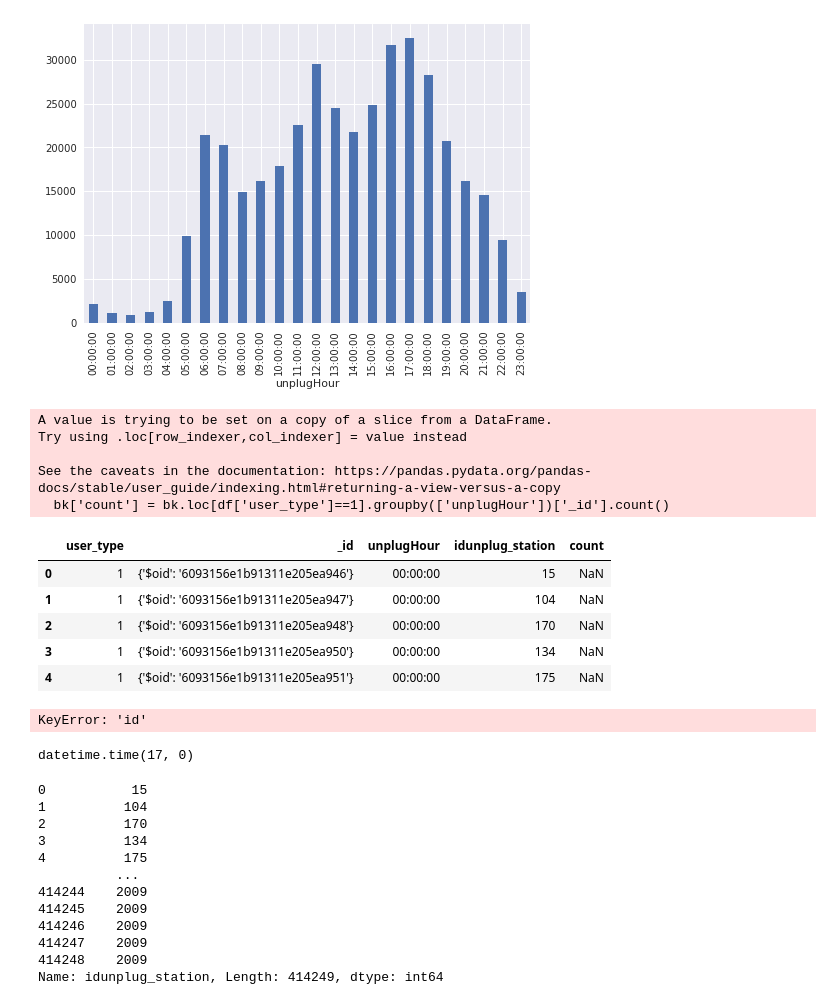
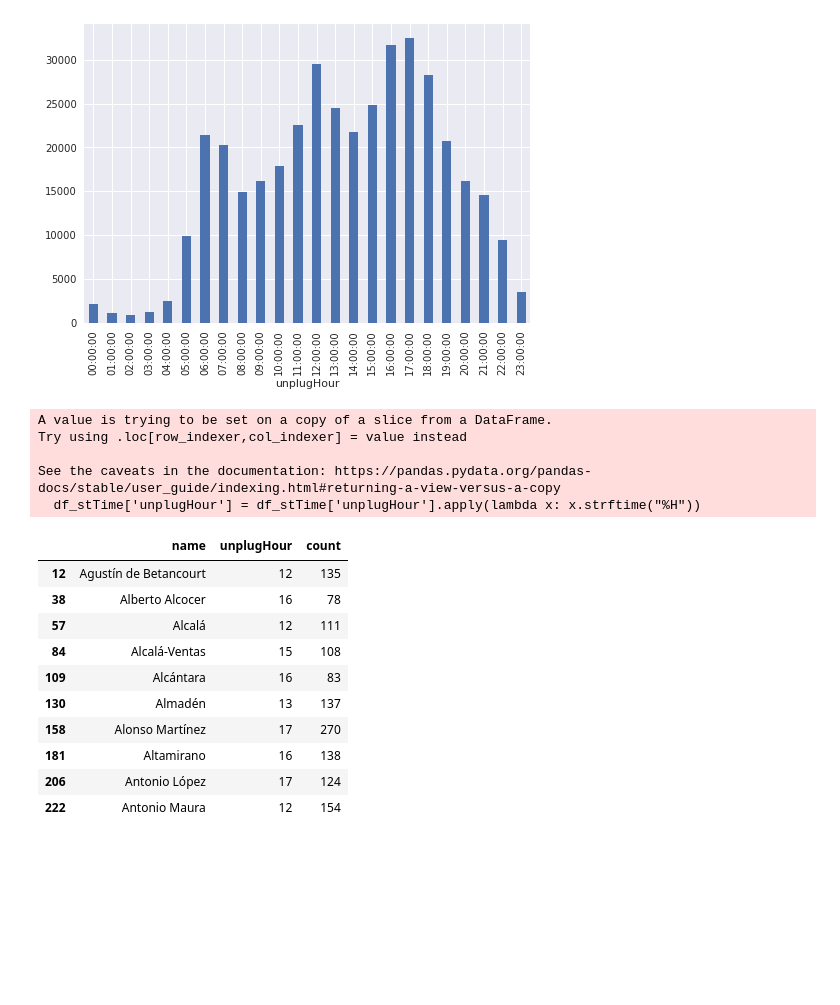
Before and after one commit to fserrey/gis-data-exploration, a Jupyter notebook: bicimad/stations_eda.ipynb, the cells around one changed output. Cells and saved outputs as stored; diff of their text form; code cells hidden in the pictures; blank space fills up the shorter version.

```diff
--- a/bicimad/stations_eda.ipynb
+++ b/bicimad/stations_eda.ipynb
@@ -255,42 +257,28 @@ df.loc[df['user_type']==1].groupby(['unplugHour'])['_id'].count().plot(kind='bar
 # %%
 # Most common hour to get the bike per station
 bk = df[['user_type','_id','unplugHour','idunplug_station']]
-bk['count'] = bk.loc[df['user_type']==1].groupby(['unplugHour'])['_id'].count()
-display(bk.head())
 st = df_stations[['id','name']].drop_duplicates()
 
-result = pd.merge(st, bk, how="left", on=["id","idunplug_station"])
+result = pd.merge(st, bk, left_on = 'id', right_on = 'idunplug_station', how = 'left')
+st_time = pd.DataFrame({'count' : result.loc[df['user_type']==1].groupby(['name','unplugHour'])['_id'].count()}).reset_index()
 
-result.head()
+df_stTime = st_time.iloc[st_time.groupby(['name'])['count'].idxmax()]
+df_stTime['unplugHour'] = df_stTime['unplugHour'].apply(lambda x: x.strftime("%H"))
+display(df_stTime.head(10))
 # %% [output]
 A value is trying to be set on a copy of a slice from a DataFrame.
 Try using .loc[row_indexer,col_indexer] = value instead
 
 See the caveats in the documentation: https://pandas.pydata.org/pandas-docs/stable/user_guide/indexing.html#returning-a-view-versus-a-copy
-  bk['count'] = bk.loc[df['user_type']==1].groupby(['unplugHour'])['_id'].count()
+  df_stTime['unplugHour'] = df_stTime['unplugHour'].apply(lambda x: x.strftime("%H"))
-|  | user_type | _id | unplugHour | idunplug_station | count |
-| 0 | 1 | {'$oid': '6093156e1b91311e205ea946'} | 00:00:00 | 15 | NaN |
-| 1 | 1 | {'$oid': '6093156e1b91311e205ea947'} | 00:00:00 | 104 | NaN |
-| 2 | 1 | {'$oid': '6093156e1b91311e205ea948'} | 00:00:00 | 170 | NaN |
-| 3 | 1 | {'$oid': '6093156e1b91311e205ea950'} | 00:00:00 | 134 | NaN |
-| 4 | 1 | {'$oid': '6093156e1b91311e205ea951'} | 00:00:00 | 175 | NaN |
+|  | name | unplugHour | count |
+| 12 | Agustín de Betancourt | 12 | 135 |
+| 38 | Alberto Alcocer | 16 | 78 |
+| 57 | Alcalá | 12 | 111 |
+| 84 | Alcalá-Ventas | 15 | 108 |
+| 109 | Alcántara | 16 | 83 |
+| 130 | Almadén | 13 | 137 |
+| 158 | Alonso Martínez | 17 | 270 |
+| 181 | Altamirano | 16 | 138 |
+| 206 | Antonio López | 17 | 124 |
+| 222 | Antonio Maura | 12 | 154 |
-KeyError: 'id'
-# %%
-result.loc[df['user_type']==1].groupby(['unplugHour'])['_id'].count().idxmax()
-# %% [output]
-datetime.time(17, 0)
-# %%
-df.idunplug_station
-# %% [output]
-0           15
-1          104
-2          170
-3          134
-4          175
-          ...
-414244    2009
-414245    2009
-414246    2009
-414247    2009
-414248    2009
-Name: idunplug_station, Length: 414249, dtype: int64
```
Also changed, not shown: parts of 3 cells of this notebook, 1 other file.
